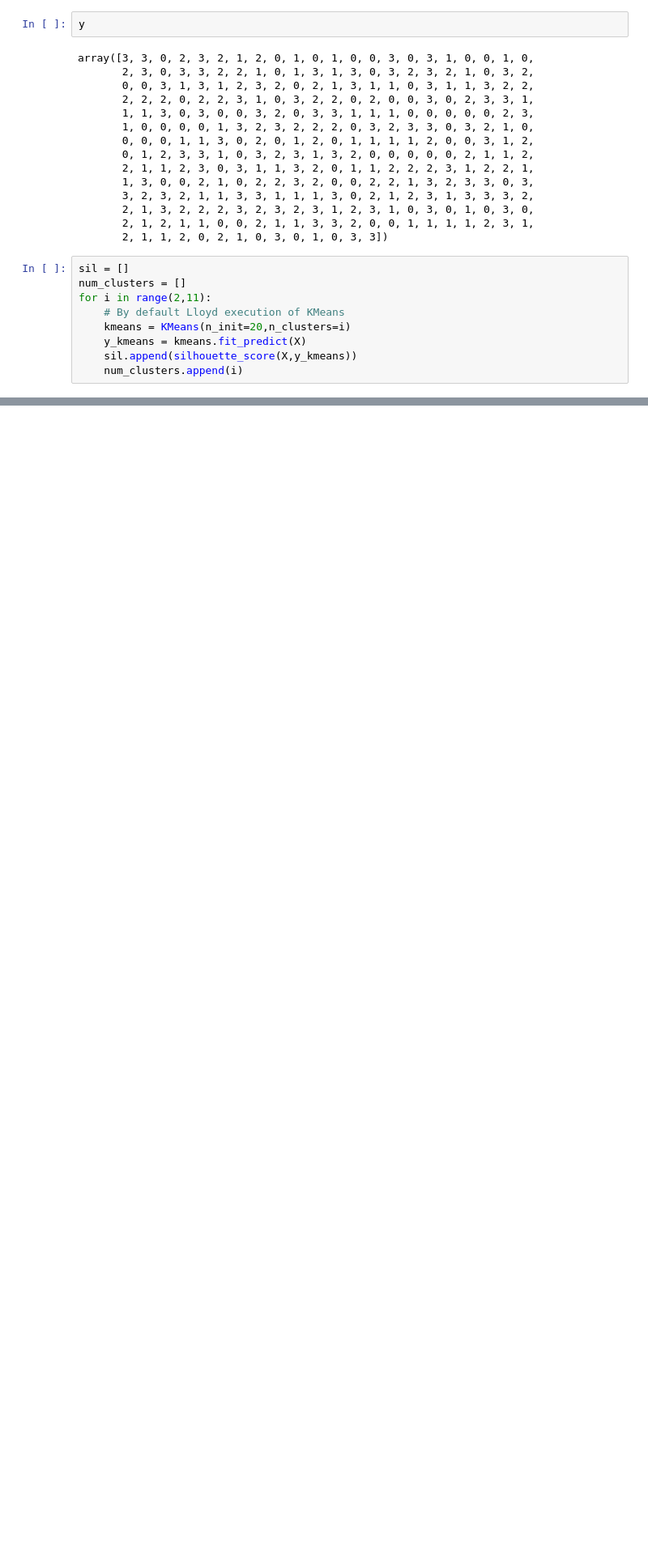
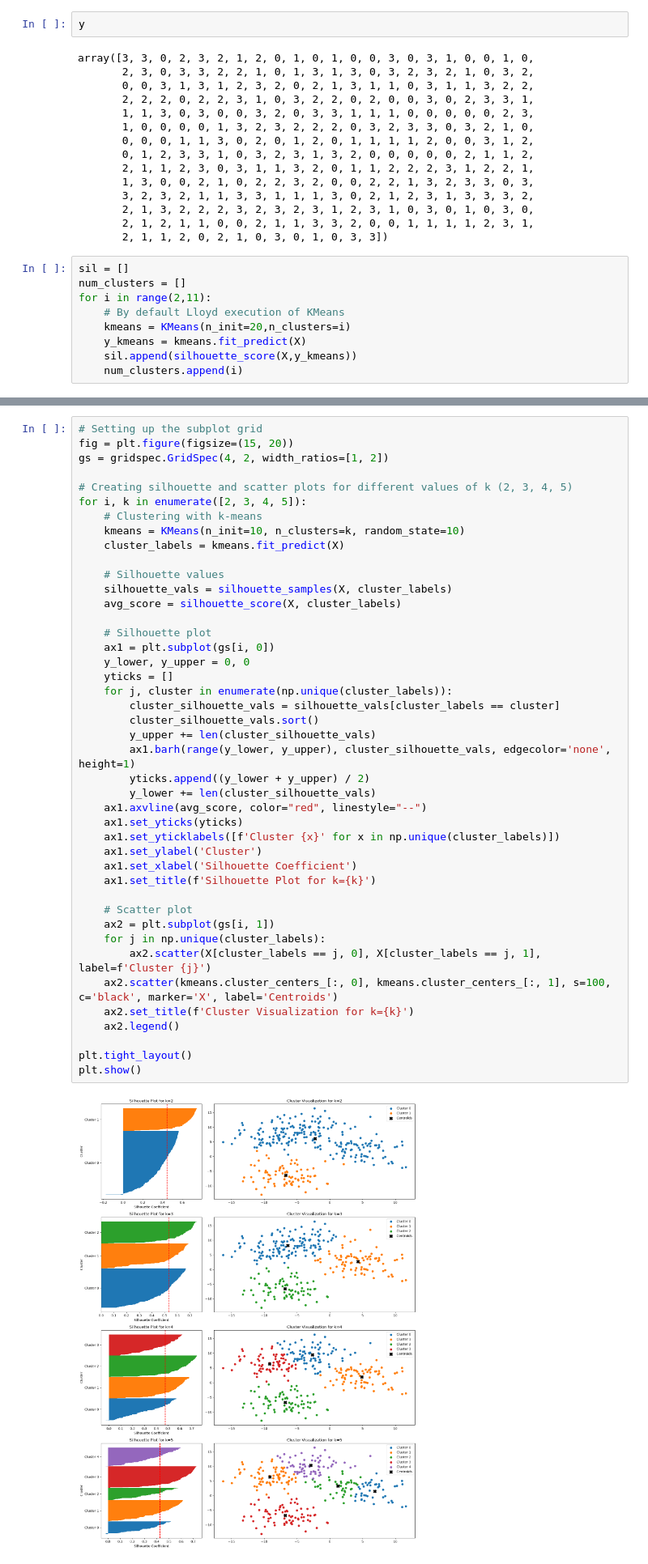
Before and after one commit to AvanindraBose/ML-Zodiac, a Jupyter notebook: Clustering/Kmeans/Kmeans_using_SilhouetteScore.ipynb, the cells around one changed output, grey strips where cells are left out. Shown at 81% size. Saved outputs shown, nothing was run; the diff lists cells and outputs as text; blank space fills up the shorter version.

Commit message:
Added Silhouette plot working logic

```diff
--- a/Clustering/Kmeans/Kmeans_using_SilhouetteScore.ipynb
+++ b/Clustering/Kmeans/Kmeans_using_SilhouetteScore.ipynb
@@ -95,0 +99,45 @@ plt.plot(num_clusters,sil)
+# %%
+# Setting up the subplot grid
+fig = plt.figure(figsize=(15, 20))
+gs = gridspec.GridSpec(4, 2, width_ratios=[1, 2])
+
+# Creating silhouette and scatter plots for different values of k (2, 3, 4, 5)
+for i, k in enumerate([2, 3, 4, 5]):
+    # Clustering with k-means
+    kmeans = KMeans(n_init=10, n_clusters=k, random_state=10)
+    cluster_labels = kmeans.fit_predict(X)
+
+    # Silhouette values
+    silhouette_vals = silhouette_samples(X, cluster_labels)
+    avg_score = silhouette_score(X, cluster_labels)
+
+    # Silhouette plot
+    ax1 = plt.subplot(gs[i, 0])
+    y_lower, y_upper = 0, 0
+    yticks = []
+    for j, cluster in enumerate(np.unique(cluster_labels)):
+        cluster_silhouette_vals = silhouette_vals[cluster_labels == cluster]
+        cluster_silhouette_vals.sort()
+        y_upper += len(cluster_silhouette_vals)
+        ax1.barh(range(y_lower, y_upper), cluster_silhouette_vals, edgecolor='none', height=1)
+        yticks.append((y_lower + y_upper) / 2)
+        y_lower += len(cluster_silhouette_vals)
+    ax1.axvline(avg_score, color="red", linestyle="--")
+    ax1.set_yticks(yticks)
+    ax1.set_yticklabels([f'Cluster {x}' for x in np.unique(cluster_labels)])
+    ax1.set_ylabel('Cluster')
+    ax1.set_xlabel('Silhouette Coefficient')
+    ax1.set_title(f'Silhouette Plot for k={k}')
+
+    # Scatter plot
+    ax2 = plt.subplot(gs[i, 1])
+    for j in np.unique(cluster_labels):
+        ax2.scatter(X[cluster_labels == j, 0], X[cluster_labels == j, 1], label=f'Cluster {j}')
+    ax2.scatter(kmeans.cluster_centers_[:, 0], kmeans.cluster_centers_[:, 1], s=100, c='black', marker='X', label='Centroids')
+    ax2.set_title(f'Cluster Visualization for k={k}')
+    ax2.legend()
+
+plt.tight_layout()
+plt.show()
+# %% [output]
+[figure, added]
```
Also changed, not shown: parts of 4 cells of this notebook.
